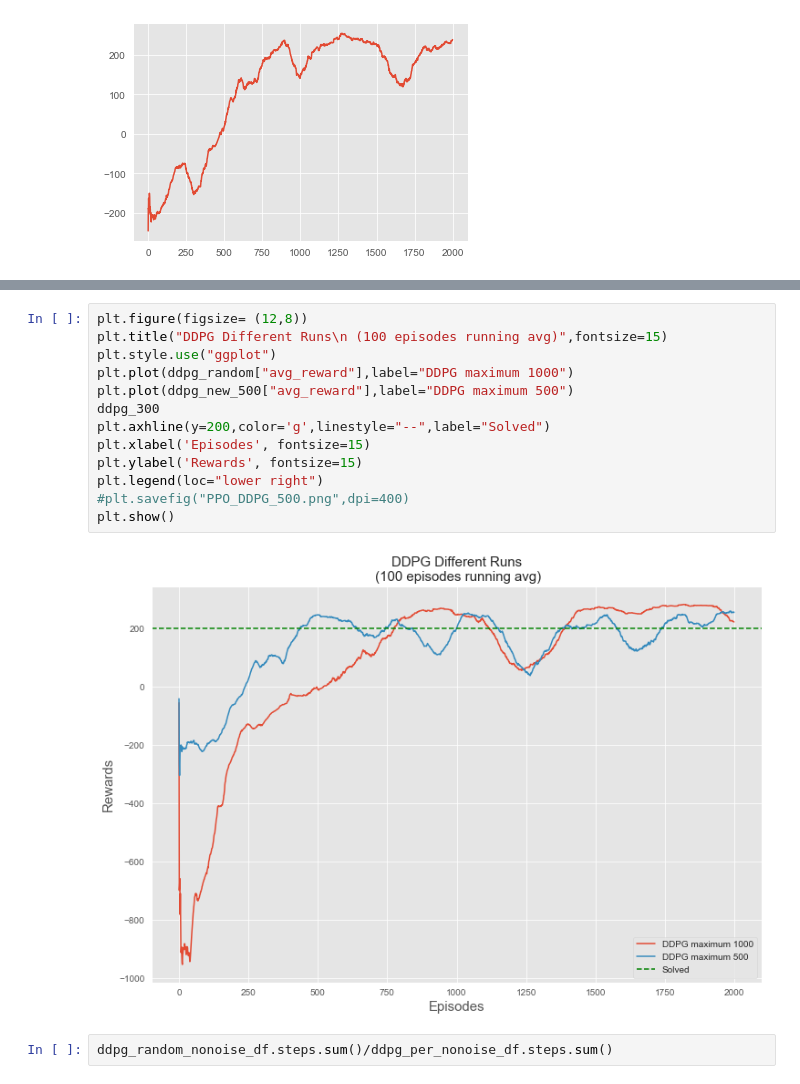
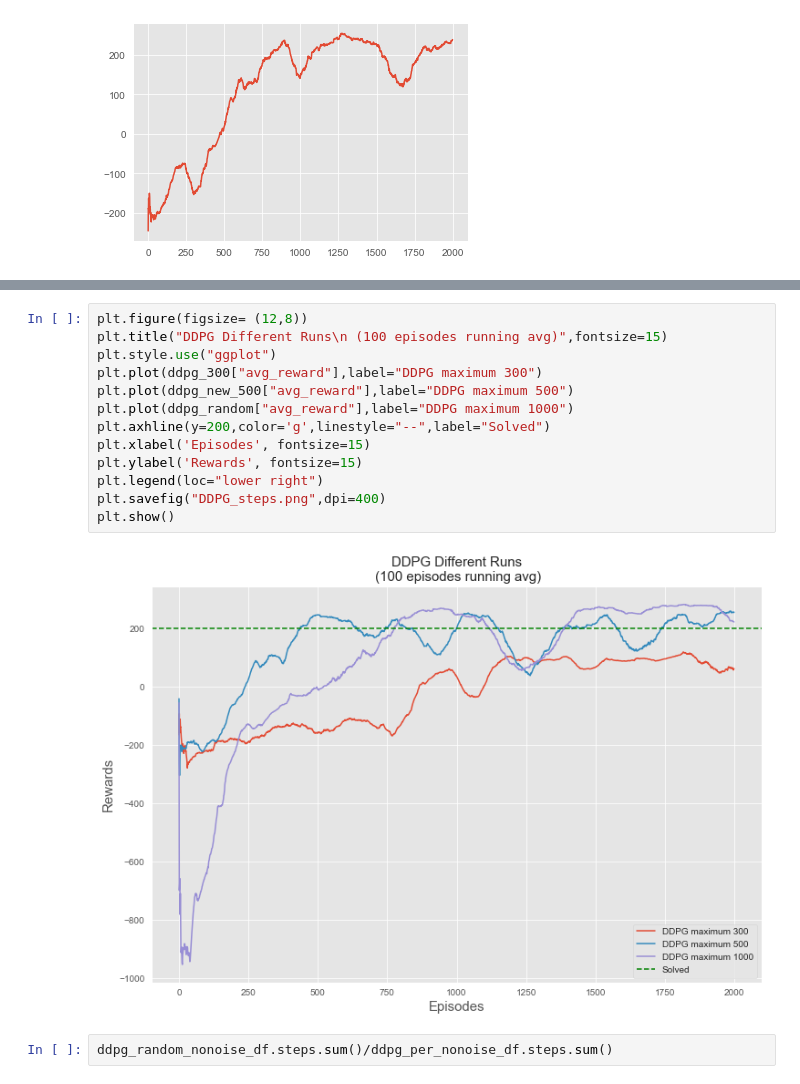
Before and after one commit to qzhou-2020/HEC_80629A_H2021, a Jupyter notebook: zishi/ppo/plots-Copy1.ipynb, the cells around one changed output, grey strips where cells are left out. Drawn from its saved outputs; the diff is of its cells as text.

```diff
--- a/zishi/ppo/plots-Copy1.ipynb
+++ b/zishi/ppo/plots-Copy1.ipynb
@@ -56,18 +56,18 @@ plt.show()
 # %%
 plt.figure(figsize= (12,8))
 plt.title("DDPG Different Runs\n (100 episodes running avg)",fontsize=15)
 plt.style.use("ggplot")
+plt.plot(ddpg_300["avg_reward"],label="DDPG maximum 300")
+plt.plot(ddpg_new_500["avg_reward"],label="DDPG maximum 500")
 plt.plot(ddpg_random["avg_reward"],label="DDPG maximum 1000")
-plt.plot(ddpg_new_500["avg_reward"],label="DDPG maximum 500")
-ddpg_300
 plt.axhline(y=200,color='g',linestyle="--",label="Solved")
 plt.xlabel('Episodes', fontsize=15)
 plt.ylabel('Rewards', fontsize=15)
 plt.legend(loc="lower right")
-#plt.savefig("PPO_DDPG_500.png",dpi=400)
+plt.savefig("DDPG_steps.png",dpi=400)
 plt.show()
 # %% [output]
-[figure, old version]
+[figure, new version]
 # %%
 ddpg_random_nonoise_df.steps.sum()/ddpg_per_nonoise_df.steps.sum()
 # %% [output]
```
Also changed, not shown: parts of 2 cells of this notebook, 6 other files.
